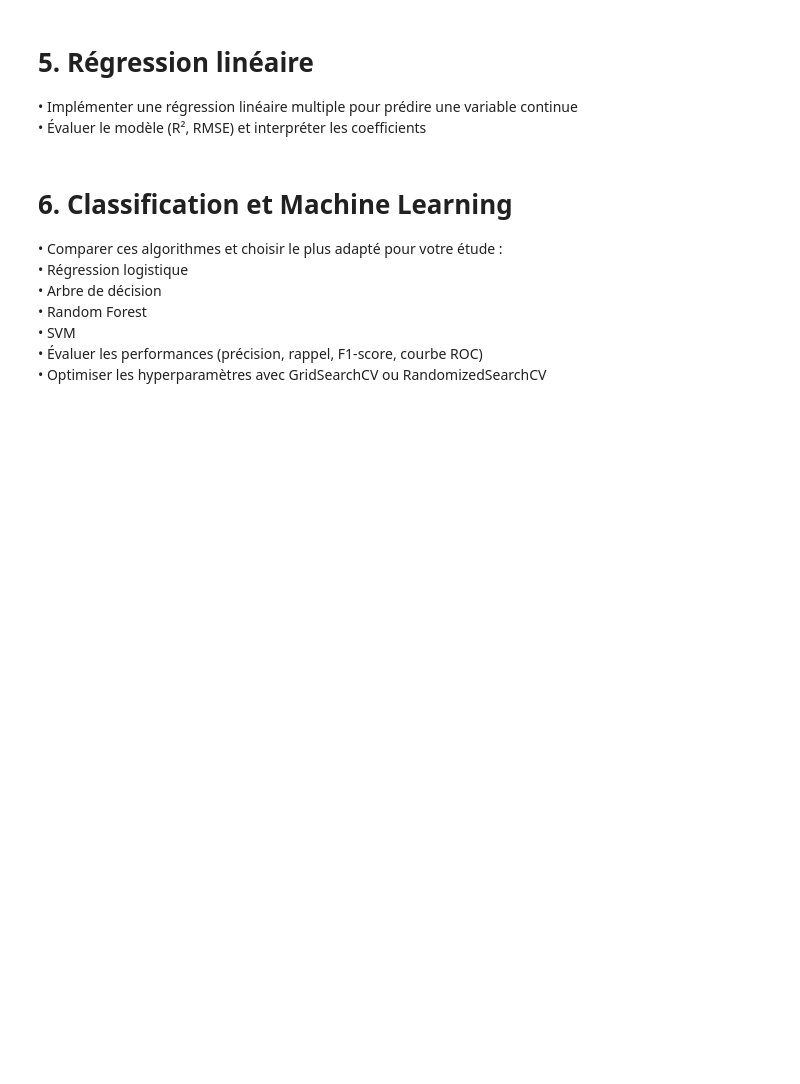
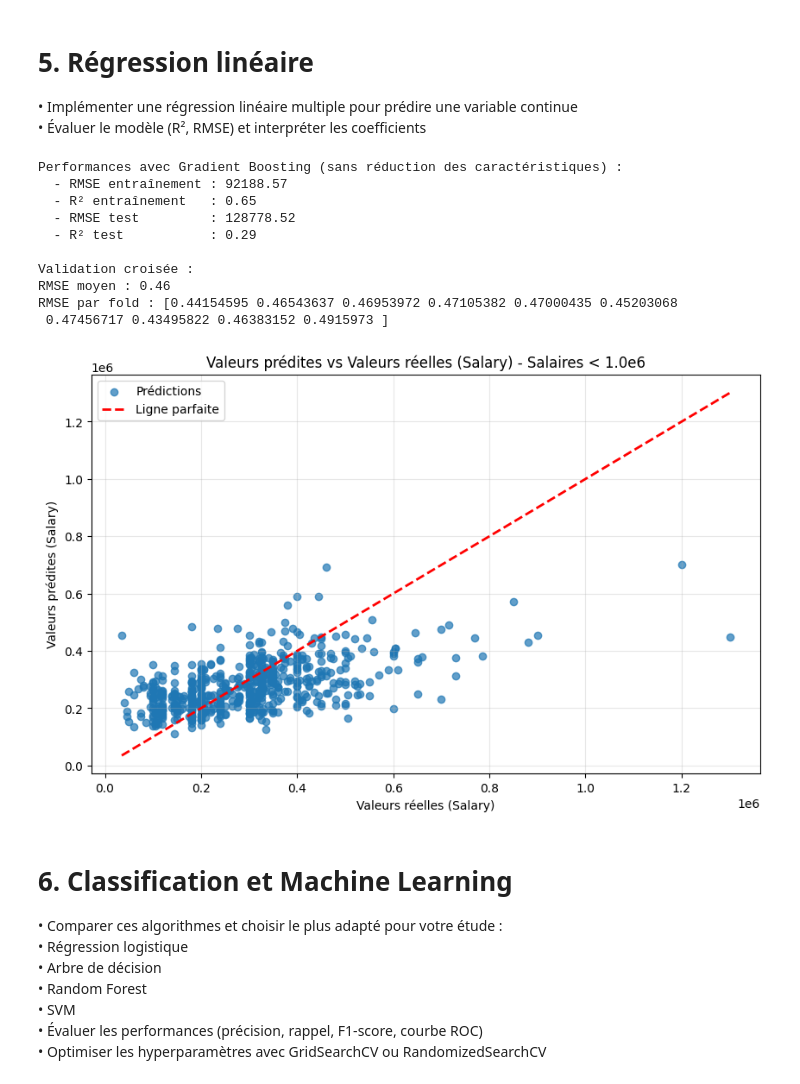
Before and after one commit to MGentieu/Projet_python_data, a Jupyter notebook: Notebook_projet.ipynb, the cells around one changed output. Saved outputs shown, nothing was run; the diff lists cells and outputs as text; code cells hidden in the pictures; blank space fills up the shorter version.

```diff
--- a/Notebook_projet.ipynb
+++ b/Notebook_projet.ipynb
@@ -670,6 +577,68 @@ Caractéristiques avec une importance faible ou négative :
 # 5. Régression linéaire
 • Implémenter une régression linéaire multiple pour prédire une variable continue <br>
 • Évaluer le modèle (R², RMSE) et interpréter les coefficients
+# %%
+# Modèle Gradient Boosting (sans réduction des caractéristiques)
+gb_model = GradientBoostingRegressor(n_estimators=300, learning_rate=0.1, max_depth=4, random_state=42)
+#67/29 -> 150/0.2/4/42
+
+# Entraînement du modèle avec toutes les caractéristiques encodées
+gb_model.fit(X_train_encoded, y_train_log)
+
+# Prédictions
+y_train_pred_log = gb_model.predict(X_train_encoded)
+y_test_pred_log = gb_model.predict(X_test_encoded)
+
+# Inversion de la transformation logarithmique pour les prédictions
+y_train_pred = np.expm1(y_train_pred_log)
+y_test_pred = np.expm1(y_test_pred_log)
+
+# Évaluation des performances
+train_rmse = mean_squared_error(y_train, y_train_pred, squared=False)
+test_rmse = mean_squared_error(y_test, y_test_pred, squared=False)
+train_r2 = r2_score(y_train, y_train_pred)
+test_r2 = r2_score(y_test, y_test_pred)
+
+print(f"Performances avec Gradient Boosting (sans réduction des caractéristiques) :")
+print(f"  - RMSE entraînement : {train_rmse:.2f}")
+print(f"  - R² entraînement   : {train_r2:.2f}")
+print(f"  - RMSE test         : {test_rmse:.2f}")
+print(f"  - R² test           : {test_r2:.2f}")
+
+
+# Validation croisée
+cv = KFold(n_splits=10, shuffle=True, random_state=42)
+cv_scores = cross_val_score(gb_model, X_train_encoded, y_train_log, cv=cv, scoring='neg_mean_squared_error')
+cv_rmse_scores = np.sqrt(-cv_scores)
+
+print("\nValidation croisée :")
+print(f"RMSE moyen : {cv_rmse_scores.mean():.2f}")
+print(f"RMSE par fold : {cv_rmse_scores}")
+
+# Créer le graphique filtré
+plt.figure(figsize=(10, 6))
+plt.scatter(y_test, y_test_pred, alpha=0.7, label="Prédictions")
+plt.plot([y_test.min(), y_test.max()],
+         [y_test.min(), y_test.max()],
+         color='red', linestyle='--', linewidth=2, label="Ligne parfaite")
+plt.title("Valeurs prédites vs Valeurs réelles (Salary) - Salaires < 1.0e6")
+plt.xlabel("Valeurs réelles (Salary)")
+plt.ylabel("Valeurs prédites (Salary)")
+plt.legend()
+plt.grid(alpha=0.3)
+plt.show()
+# %% [output]
+Performances avec Gradient Boosting (sans réduction des caractéristiques) :
+  - RMSE entraînement : 92188.57
+  - R² entraînement   : 0.65
+  - RMSE test         : 128778.52
+  - R² test           : 0.29
+
+Validation croisée :
+RMSE moyen : 0.46
+RMSE par fold : [0.44154595 0.46543637 0.46953972 0.47105382 0.47000435 0.45203068
+ 0.47456717 0.43495822 0.46383152 0.4915973 ]
+[figure, added]
 # %% [markdown]
 # 6. Classification et Machine Learning
 • Comparer ces algorithmes et choisir le plus adapté pour votre étude : <br>
```
Also changed, not shown: parts of 3 cells of this notebook.
